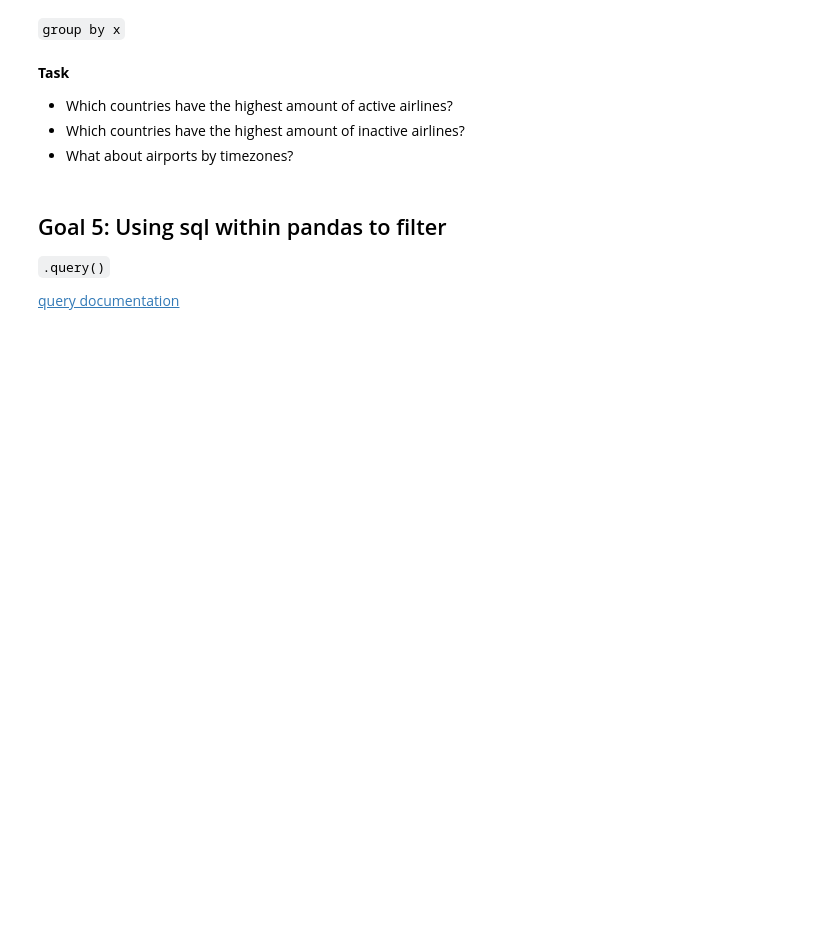
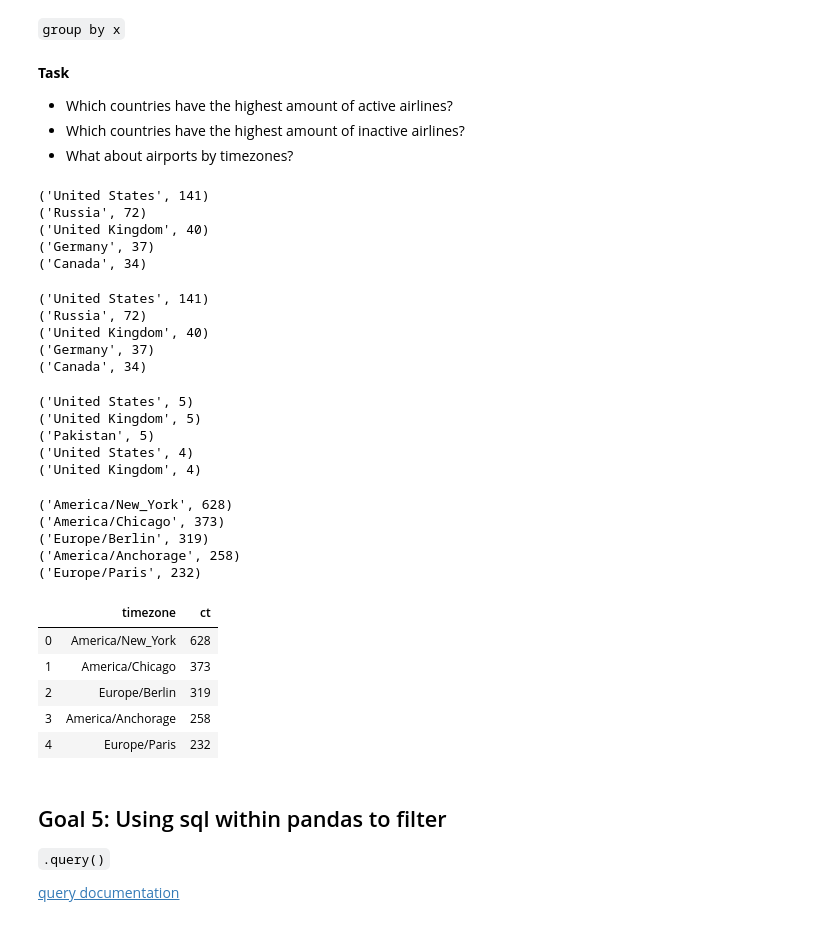
Before and after one commit to learn-co-students/dc-ds-111819, a Jupyter notebook: module-2/day-1-sql/sql-to-pandas_NL.ipynb, the cells around one changed output. Cells and saved outputs as stored; diff of their text form; code cells hidden in the pictures; blank space fills up the shorter version.

```diff
--- a/module-2/day-1-sql/sql-to-pandas_NL.ipynb
+++ b/module-2/day-1-sql/sql-to-pandas_NL.ipynb
@@ -359,20 +486,91 @@ Combines `select` and `group by` when you want aggregates by values
 # %%
 # Which countries have the highest amount of active airports?
 cursor.execute("""
+SELECT country, COUNT(*) as c
+FROM airlines
+WHERE active = "Y"
+GROUP BY country
+ORDER BY COUNT(*) Desc
+LIMIT 5;
 -- your code here;
 """)
 print(*cursor.fetchall(), sep='\n')
+# %% [output]
+('United States', 141)
+('Russia', 72)
+('United Kingdom', 40)
+('Germany', 37)
+('Canada', 34)
+# %%
+# Which countries have the highest amount of active airports?
+cursor.execute("""
+SELECT country, COUNT(name) as c
+FROM airlines
+WHERE active = "Y"
+GROUP BY country
+ORDER BY c Desc
+LIMIT 5;
+-- your code here;
+""")
+print(*cursor.fetchall(), sep='\n')
+# %% [output]
+('United States', 141)
+('Russia', 72)
+('United Kingdom', 40)
+('Germany', 37)
+('Canada', 34)
 # %%
 # Which countries have the highest amount of inactive airports?
 cursor.execute("""
+SELECT country, COUNT(name) as c
+FROM airlines
+WHERE active = "N"
+GROUP BY name
+ORDER BY c Desc
+LIMIT 5;
 -- your code here;
 """)
 print(*cursor.fetchall(), sep='\n')
+# %% [output]
+('United States', 5)
+('United Kingdom', 5)
+('Pakistan', 5)
+('United States', 4)
+('United Kingdom', 4)
 # %%
 # What about airports by timezones?
 cursor.execute("""
--- your code here;""")
+-- your code here;
+SELECT timezone, COUNT(*) as ct
+FROM airports
+GROUP BY timezone
+ORDER BY ct DESC
+LIMIT 5;
+""")
 print(*cursor.fetchall(), sep='\n')
+# %% [output]
+('America/New_York', 628)
+('America/Chicago', 373)
+('Europe/Berlin', 319)
+('America/Anchorage', 258)
+('Europe/Paris', 232)
+# %%
+import pandas as pd
+pd.read_sql("""
+-- your code here;
+SELECT timezone, COUNT(*) as ct
+FROM airports
+GROUP BY timezone
+ORDER BY ct DESC
+LIMIT 5;
+""", con) #the last part: con is the connection predefined before
+# %% [output]
+|  | timezone | ct |
+| 0 | America/New_York | 628 |
+| 1 | America/Chicago | 373 |
+| 2 | Europe/Berlin | 319 |
+| 3 | America/Anchorage | 258 |
+| 4 | Europe/Paris | 232 |
 # %%
 # It's always a good idea to close our connections when we're done
 cursor.close()
```
Also changed, not shown: parts of 12 cells of this notebook, 1 other file.
